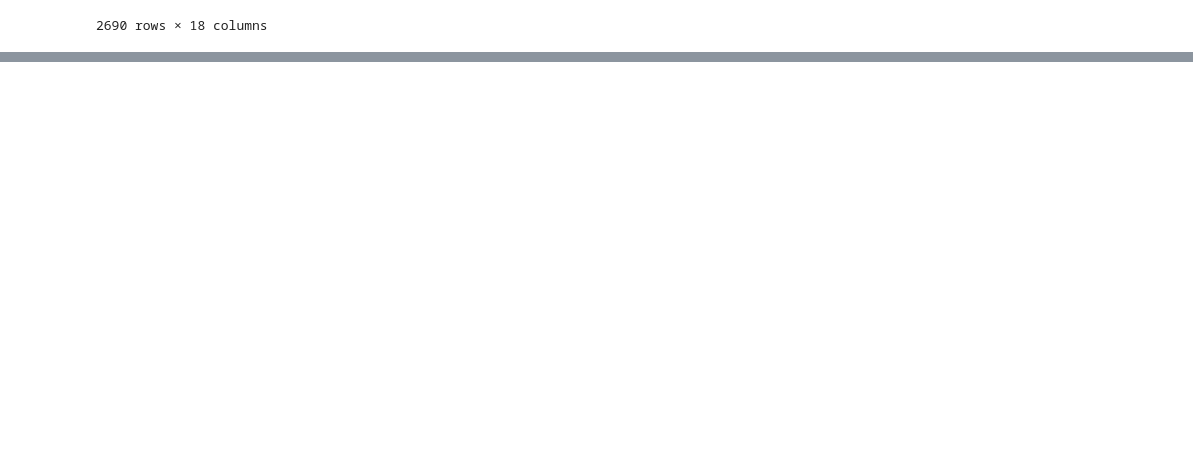
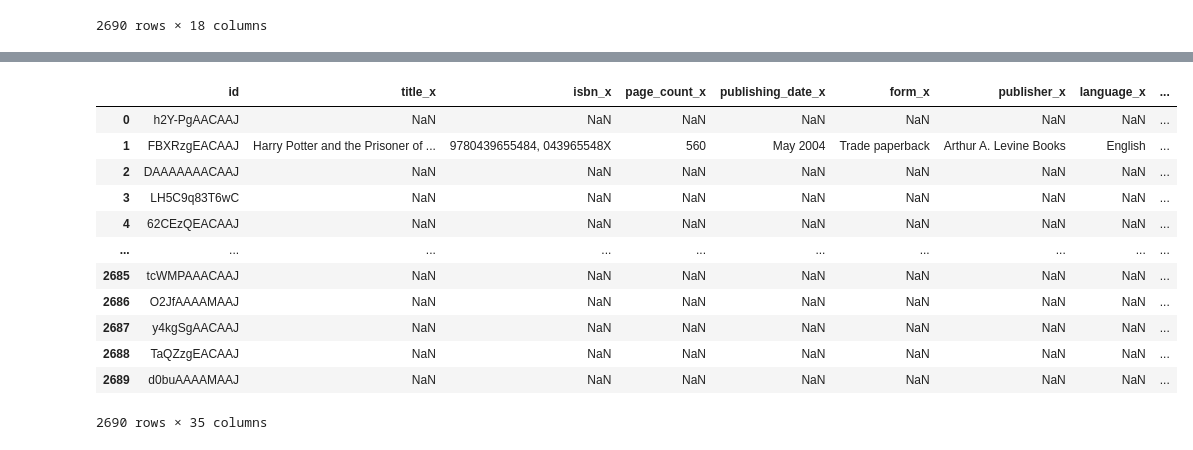
Before and after one commit to manny-pi/inst.414.final-project.repo, a Jupyter notebook: Daniels_work/testing-web-scraping.ipynb, the cells around one changed output, grey strips where cells are left out. Saved outputs shown, nothing was run; the diff lists cells and outputs as text; code cells hidden in the pictures; blank space fills up the shorter version.

```diff
--- a/Daniels_work/testing-web-scraping.ipynb
+++ b/Daniels_work/testing-web-scraping.ipynb
@@ -207,0 +301,17 @@ testing_df.to_csv('All_books.csv', index=False)
+# %%
+merged_df = pd.merge(df1, df2, on='id', how='right')
+merged_df
+# %% [output]
+|  | id | title_x | isbn_x | page_count_x | publishing_date_x | form_x | publisher_x | language_x | ... |
+| 0 | h2Y-PgAACAAJ | NaN | NaN | NaN | NaN | NaN | NaN | NaN | ... |
+| 1 | FBXRzgEACAAJ | Harry Potter and the Prisoner of ... | 9780439655484, 043965548X | 560 | May 2004 | Trade paperback | Arthur A. Levine Books | English | ... |
+| 2 | DAAAAAAACAAJ | NaN | NaN | NaN | NaN | NaN | NaN | NaN | ... |
+| 3 | LH5C9q83T6wC | NaN | NaN | NaN | NaN | NaN | NaN | NaN | ... |
+| 4 | 62CEzQEACAAJ | NaN | NaN | NaN | NaN | NaN | NaN | NaN | ... |
+| ... | ... | ... | ... | ... | ... | ... | ... | ... | ... |
+| 2685 | tcWMPAAACAAJ | NaN | NaN | NaN | NaN | NaN | NaN | NaN | ... |
+| 2686 | O2JfAAAAMAAJ | NaN | NaN | NaN | NaN | NaN | NaN | NaN | ... |
+| 2687 | y4kgSgAACAAJ | NaN | NaN | NaN | NaN | NaN | NaN | NaN | ... |
+| 2688 | TaQZzgEACAAJ | NaN | NaN | NaN | NaN | NaN | NaN | NaN | ... |
+| 2689 | d0buAAAAMAAJ | NaN | NaN | NaN | NaN | NaN | NaN | NaN | ... |
+2690 rows × 35 columns
```
Also changed, not shown: parts of 14 cells of this notebook, 7 other files.
